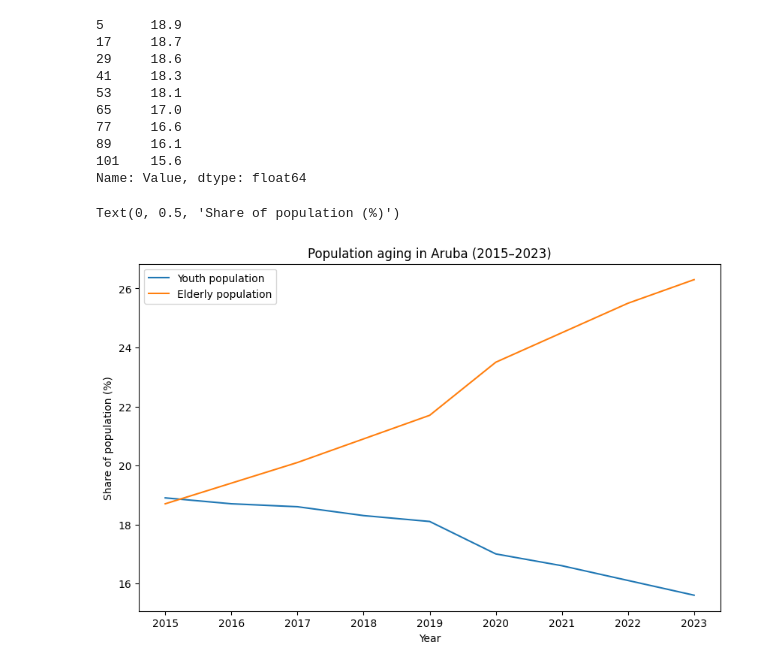
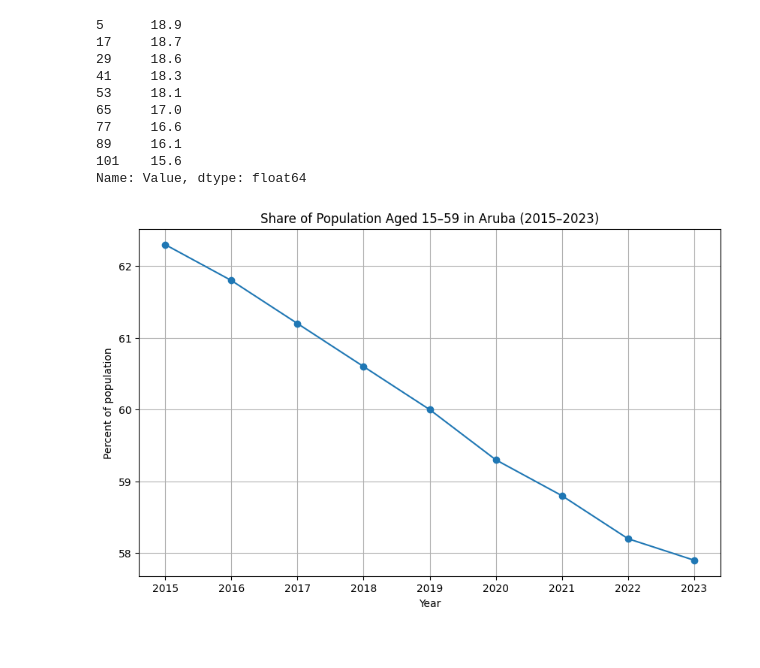
Before and after one commit to GirelliG-it/aruba_population_analyses, a Jupyter notebook: notebooks/First_Demographic_Analysis.ipynb, the cells around one changed output. Saved outputs shown, nothing was run; the diff lists cells and outputs as text; code cells hidden in the pictures.

```diff
--- a/notebooks/First_Demographic_Analysis.ipynb
+++ b/notebooks/First_Demographic_Analysis.ipynb
@@ -167,15 +186,30 @@ youth_pop["Value"]
 101    15.6
 Name: Value, dtype: float64
 # %%
-plt.figure(figsize=(10,6))
+# plt.figure(figsize=(10,6))
 
-plt.plot(youth_pop["Year"], youth_pop["Value"], label="Youth population")
-plt.plot(elderly_pop["Year"], elderly_pop["Value"], label="Elderly population")
+# plt.plot(youth_pop["Year"], youth_pop["Value"], label="Youth population")
+# plt.plot(elderly_pop["Year"], elderly_pop["Value"], label="Elderly population")
 
-plt.legend()
-plt.title("Population aging in Aruba (2015–2023)")
-plt.xlabel("Year")
-plt.ylabel("Share of population (%)")
+# plt.legend()
+# plt.title("Population aging in Aruba (2015–2023)")
+# plt.xlabel("Year")
+# plt.ylabel("Share of population (%)")
-# %% [output]
-Text(0, 0.5, 'Share of population (%)')
-[figure, removed]
+# %%
+import matplotlib.pyplot as plt
+
+plt.figure(figsize=(10,6))
+
+plt.plot(ratio_clean["year"], ratio_clean["pct_age_15_59"], marker="o")
+
+plt.title("Share of Population Aged 15–59 in Aruba (2015–2023)")
+plt.xlabel("Year")
+plt.ylabel("Percent of population")
+
+plt.grid(True)
+
+plt.savefig("../figures/working_age_ratio.png", dpi=300)
+
+plt.show()
+# %% [output]
+[figure, added]
```
Also changed, not shown: parts of 17 cells of this notebook, 8 other files.
